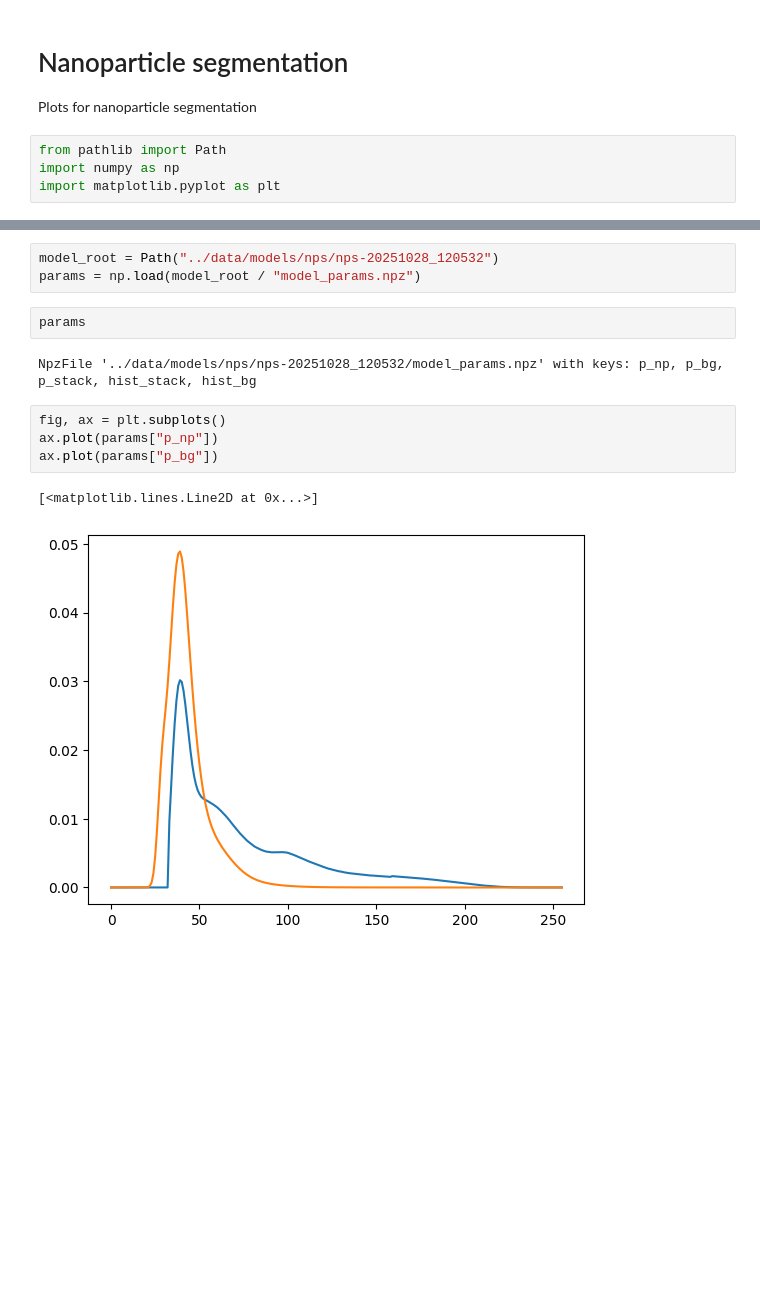
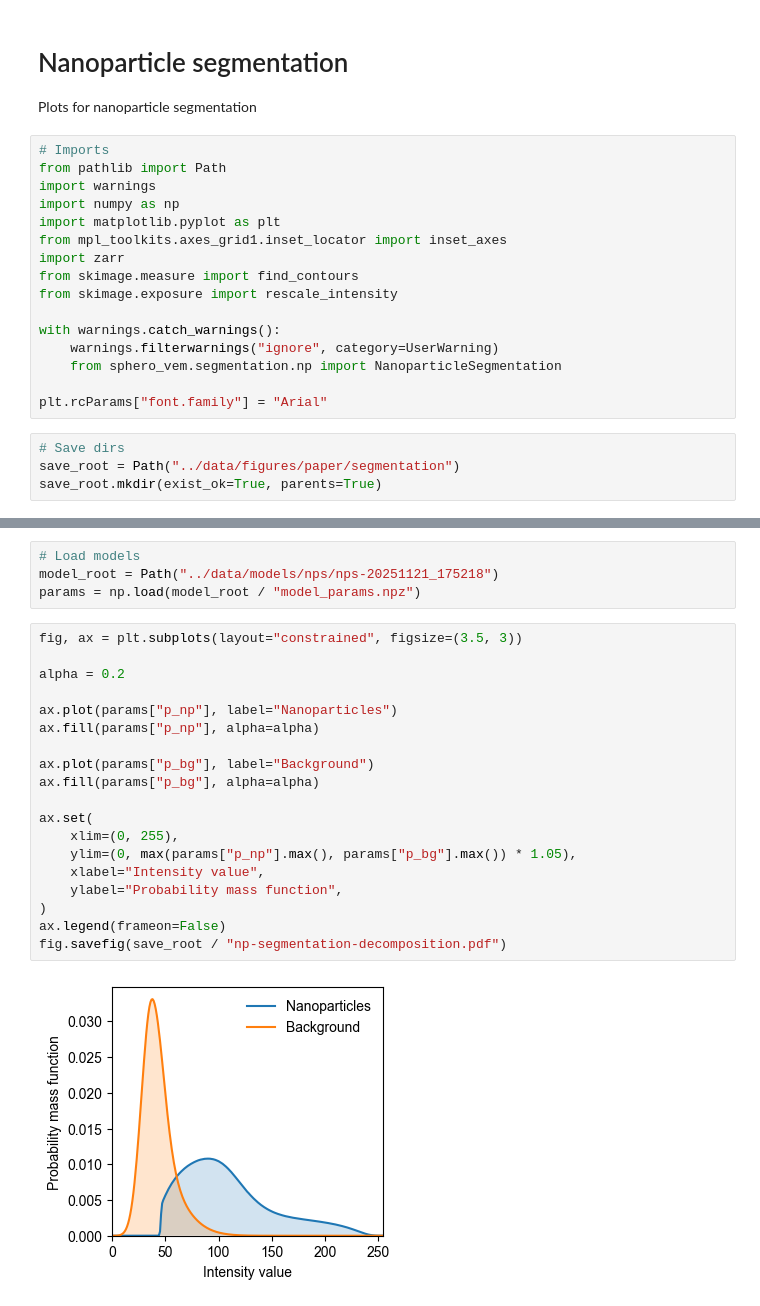
Before and after one commit to dv-bt/sphero-vem, a Jupyter notebook: notebooks/np_segmentation_plots.ipynb, the cells around one changed output, grey strips where cells are left out. Drawn from its saved outputs; the diff is of its cells as text; blank space fills up the shorter version.

Commit message:
Updated plots

```diff
--- a/notebooks/np_segmentation_plots.ipynb
+++ b/notebooks/np_segmentation_plots.ipynb
@@ -2,6 +2,22 @@
 # Nanoparticle segmentation
 Plots for nanoparticle segmentation
 # %%
+# Imports
 from pathlib import Path
+import warnings
 import numpy as np
 import matplotlib.pyplot as plt
+from mpl_toolkits.axes_grid1.inset_locator import inset_axes
+import zarr
+from skimage.measure import find_contours
+from skimage.exposure import rescale_intensity
+
+with warnings.catch_warnings():
+    warnings.filterwarnings("ignore", category=UserWarning)
+    from sphero_vem.segmentation.np import NanoparticleSegmentation
+
+plt.rcParams["font.family"] = "Arial"
+# %%
+# Save dirs
+save_root = Path("../data/figures/paper/segmentation")
+save_root.mkdir(exist_ok=True, parents=True)
@@ -8,14 +28,25 @@ import matplotlib.pyplot as plt
 # %%
-model_root = Path("../data/models/nps/nps-20251028_120532")
+# Load models
+model_root = Path("../data/models/nps/nps-20251121_175218")
 params = np.load(model_root / "model_params.npz")
-# %%
-params
-# %% [output]
-NpzFile '../data/models/nps/nps-20251028_120532/model_params.npz' with keys: p_np, p_bg, p_stack, hist_stack, hist_bg
 # %%
-fig, ax = plt.subplots()
-ax.plot(params["p_np"])
-ax.plot(params["p_bg"])
+fig, ax = plt.subplots(layout="constrained", figsize=(3.5, 3))
+
+alpha = 0.2
+
+ax.plot(params["p_np"], label="Nanoparticles")
+ax.fill(params["p_np"], alpha=alpha)
+
+ax.plot(params["p_bg"], label="Background")
+ax.fill(params["p_bg"], alpha=alpha)
+
+ax.set(
+    xlim=(0, 255),
+    ylim=(0, max(params["p_np"].max(), params["p_bg"].max()) * 1.05),
+    xlabel="Intensity value",
+    ylabel="Probability mass function",
+)
+ax.legend(frameon=False)
+fig.savefig(save_root / "np-segmentation-decomposition.pdf")
 # %% [output]
-[<matplotlib.lines.Line2D at 0x...>]
-[figure, old version]
+[figure, new version]
```
Also changed, not shown: parts of 13 cells of this notebook.
